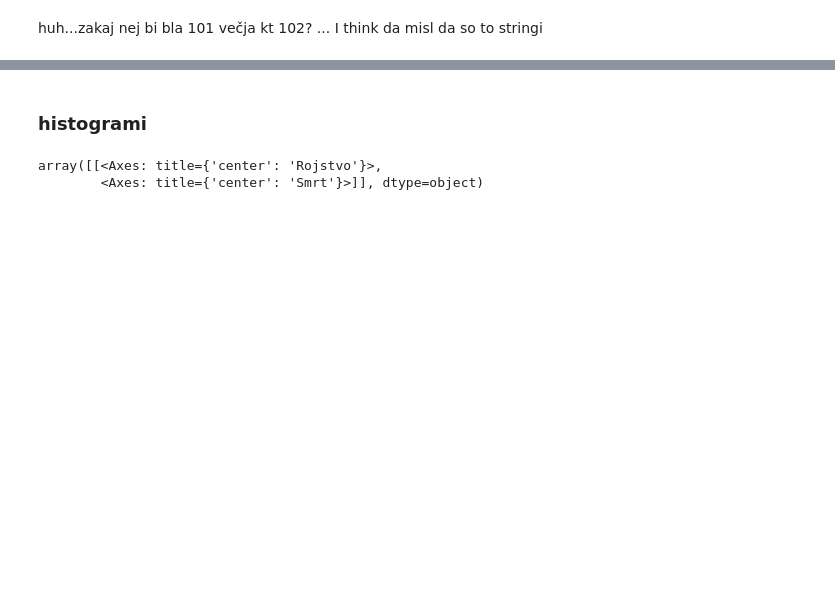
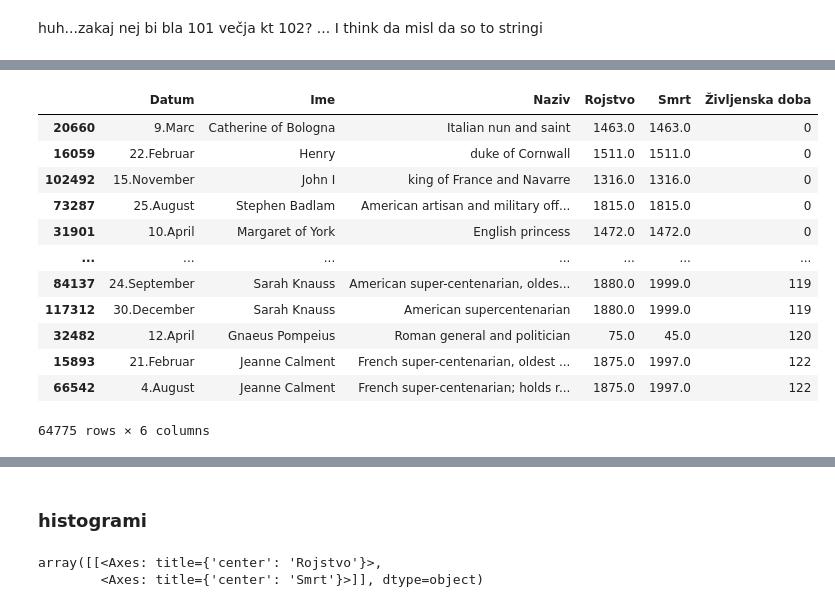
Before and after one commit to zivaheg/projektnaUVP, a Jupyter notebook: analiza.ipynb, the cells around one changed output, grey strips where cells are left out. Cells and saved outputs as stored; diff of their text form; code cells hidden in the pictures; blank space fills up the shorter version.

```diff
--- a/analiza.ipynb
+++ b/analiza.ipynb
@@ -82,0 +83,18 @@ podana_zd.sort_values(by ="Življenska doba", ascending=True)
+# %%
+filter = OSEBE["Življenska doba"] <= 123
+podana_zd = OSEBE[filter]
+podana_zd.sort_values(by ="Življenska doba", ascending=True)
+# %% [output]
+|  | Datum | Ime | Naziv | Rojstvo | Smrt | Življenska doba |
+| 20660 | 9.Marc | Catherine of Bologna | Italian nun and saint | 1463.0 | 1463.0 | 0 |
+| 16059 | 22.Februar | Henry | duke of Cornwall | 1511.0 | 1511.0 | 0 |
+| 102492 | 15.November | John I | king of France and Navarre | 1316.0 | 1316.0 | 0 |
+| 73287 | 25.August | Stephen Badlam | American artisan and military off... | 1815.0 | 1815.0 | 0 |
+| 31901 | 10.April | Margaret of York | English princess | 1472.0 | 1472.0 | 0 |
+| ... | ... | ... | ... | ... | ... | ... |
+| 84137 | 24.September | Sarah Knauss | American super-centenarian, oldes... | 1880.0 | 1999.0 | 119 |
+| 117312 | 30.December | Sarah Knauss | American supercentenarian | 1880.0 | 1999.0 | 119 |
+| 32482 | 12.April | Gnaeus Pompeius | Roman general and politician | 75.0 | 45.0 | 120 |
+| 15893 | 21.Februar | Jeanne Calment | French super-centenarian, oldest ... | 1875.0 | 1997.0 | 122 |
+| 66542 | 4.August | Jeanne Calment | French super-centenarian; holds r... | 1875.0 | 1997.0 | 122 |
+64775 rows × 6 columns
```
Also changed, not shown: parts of 9 cells of this notebook.
